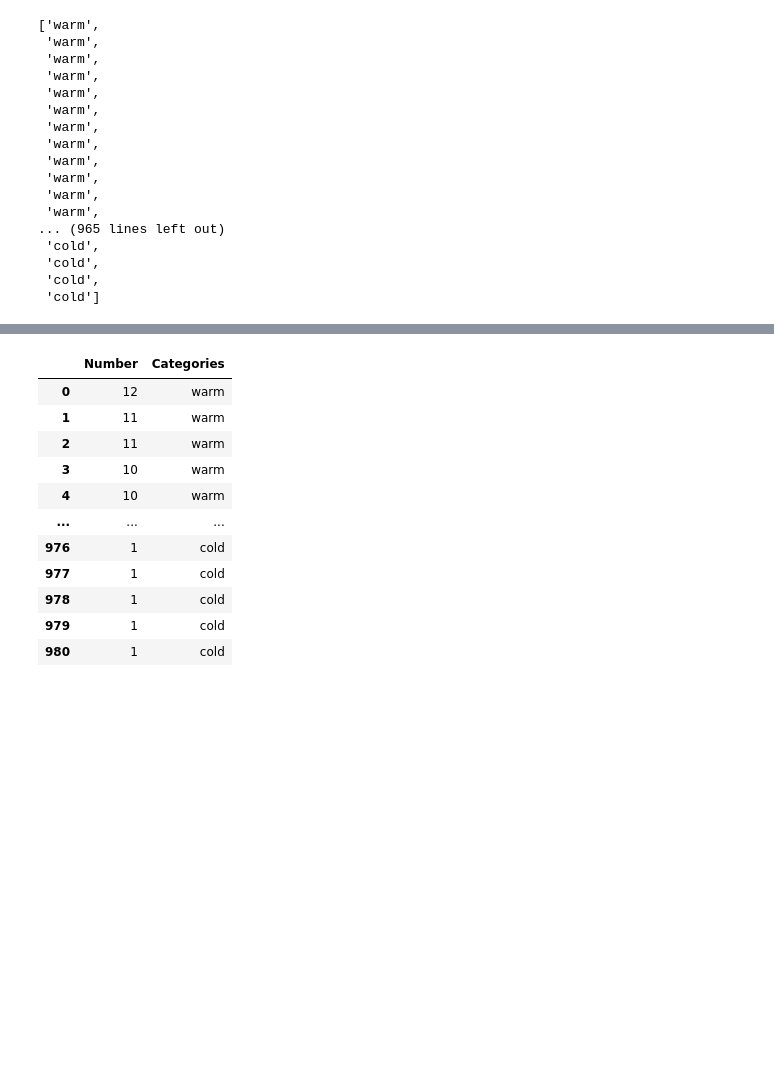
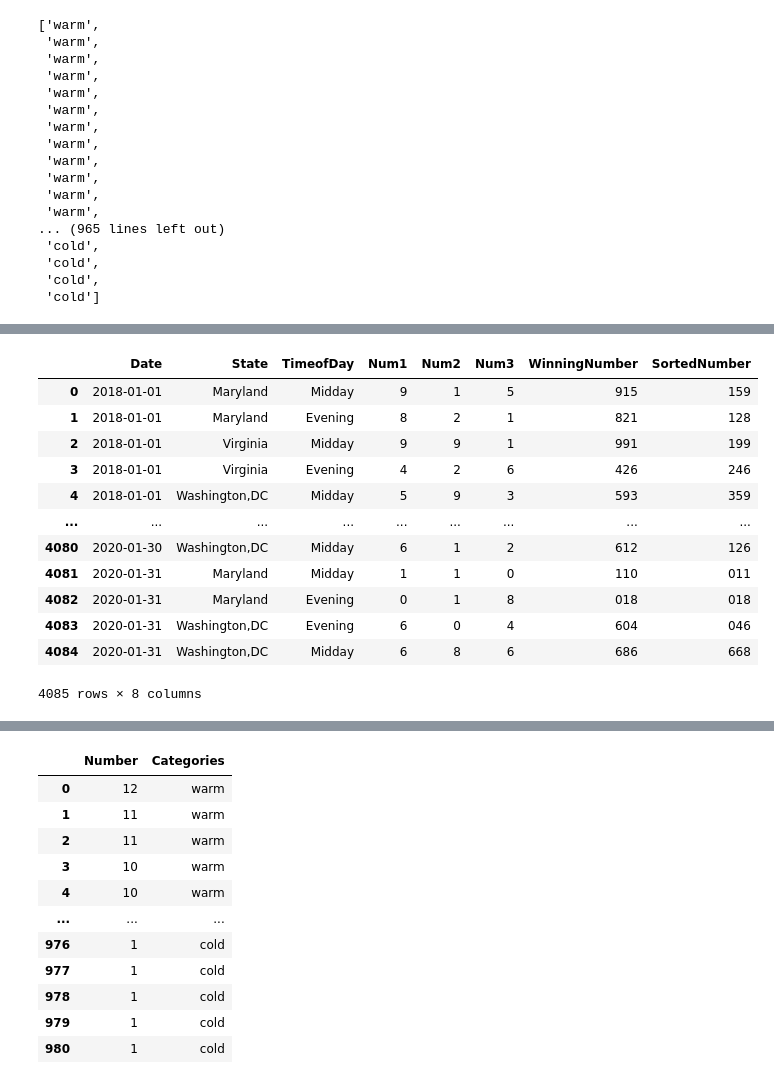
Before and after one commit to credmond219/project1, a Jupyter notebook: lottery.ipynb, the cells around one changed output, grey strips where cells are left out. Saved outputs shown, nothing was run; the diff lists cells and outputs as text; code cells hidden in the pictures; blank space fills up the shorter version.

```diff
--- a/lottery.ipynb
+++ b/lottery.ipynb
@@ -165,0 +194,16 @@ test_x
+# %%
+pick3
+# %% [output]
+|  | Date | State | TimeofDay | Num1 | Num2 | Num3 | WinningNumber | SortedNumber |
+| 0 | 2018-01-01 | Maryland | Midday | 9 | 1 | 5 | 915 | 159 |
+| 1 | 2018-01-01 | Maryland | Evening | 8 | 2 | 1 | 821 | 128 |
+| 2 | 2018-01-01 | Virginia | Midday | 9 | 9 | 1 | 991 | 199 |
+| 3 | 2018-01-01 | Virginia | Evening | 4 | 2 | 6 | 426 | 246 |
+| 4 | 2018-01-01 | Washington,DC | Midday | 5 | 9 | 3 | 593 | 359 |
+| ... | ... | ... | ... | ... | ... | ... | ... | ... |
+| 4080 | 2020-01-30 | Washington,DC | Midday | 6 | 1 | 2 | 612 | 126 |
+| 4081 | 2020-01-31 | Maryland | Midday | 1 | 1 | 0 | 110 | 011 |
+| 4082 | 2020-01-31 | Maryland | Evening | 0 | 1 | 8 | 018 | 018 |
+| 4083 | 2020-01-31 | Washington,DC | Evening | 6 | 0 | 4 | 604 | 046 |
+| 4084 | 2020-01-31 | Washington,DC | Midday | 6 | 8 | 6 | 686 | 668 |
+4085 rows × 8 columns
```
Also changed, not shown: parts of 4 cells of this notebook.
